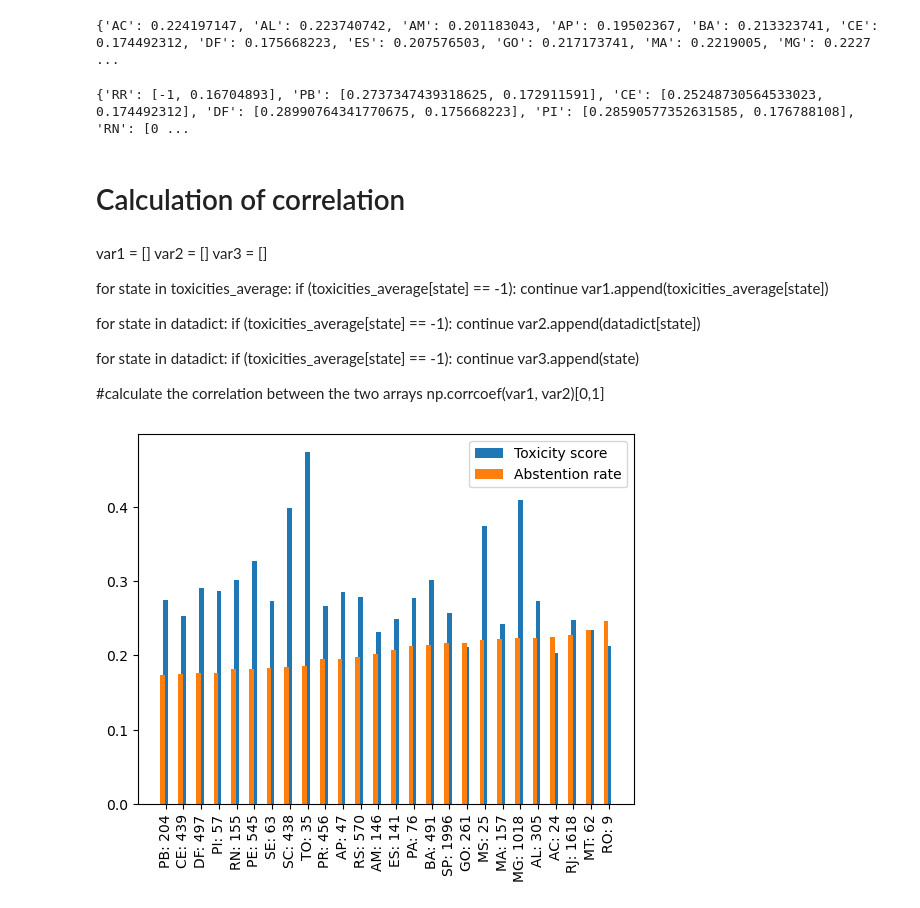
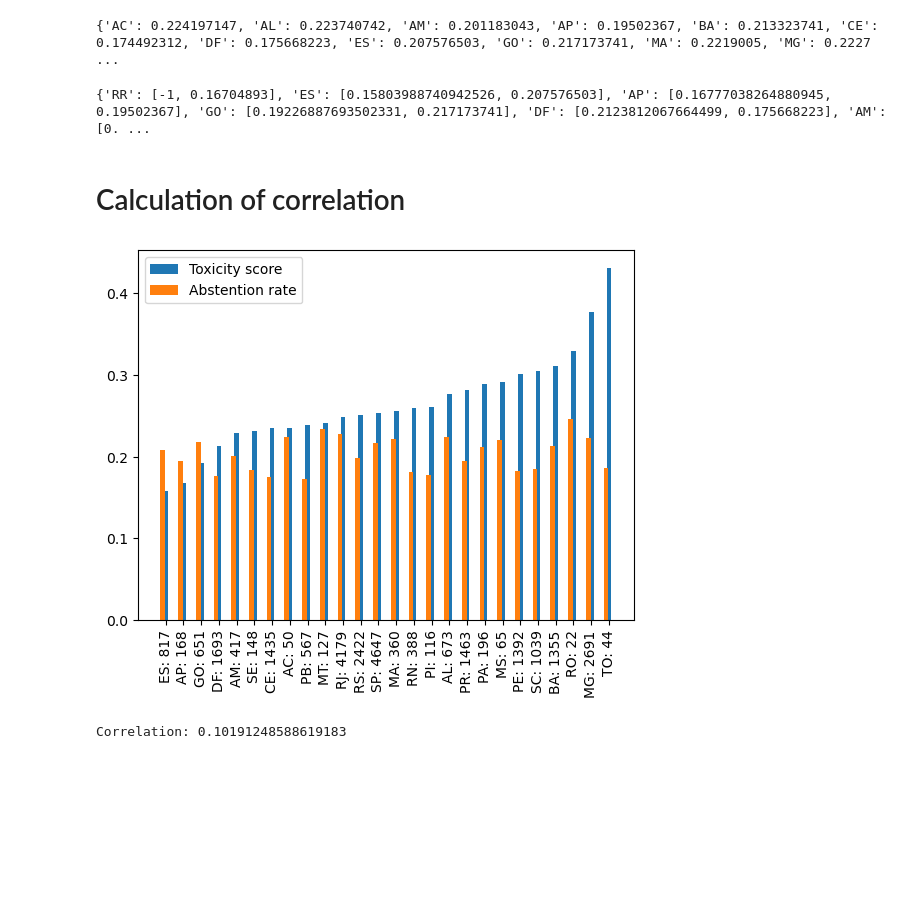
Before and after one commit to grochlitzzz/CSS_Eleicoes, a Jupyter notebook: ToxicityAndElectionResults.ipynb, the cells around one changed output. Drawn from its saved outputs; the diff is of its cells as text; code cells hidden in the pictures; blank space fills up the shorter version.

Commit message:
more tweets

```diff
--- a/ToxicityAndElectionResults.ipynb
+++ b/ToxicityAndElectionResults.ipynb
@@ -124,65 +130,44 @@ print(datadict)
 # %%
 final_dict = {}
 
-datadict_sorted = dict(sorted(datadict.items(), key=lambda x:x[1]))
+toxicities_sorted = dict(sorted(toxicities_average.items(), key=lambda x:x[1]))
 
-for state in datadict_sorted:
-    final_dict[state] = [toxicities_average[state], datadict_sorted[state]]
+for state in toxicities_sorted:
+    final_dict[state] = [toxicities_sorted[state], datadict[state]]
 
 print(final_dict)
 # %% [output]
-{'RR': [-1, 0.16704893], 'PB': [0.2737347439318625, 0.172911591], 'CE': [0.25248730564533023, 0.174492312], 'DF': [0.28990764341770675, 0.175668223], 'PI': [0.28590577352631585, 0.176788108], 'RN': [0 ...
+{'RR': [-1, 0.16704893], 'ES': [0.15803988740942526, 0.207576503], 'AP': [0.16777038264880945, 0.19502367], 'GO': [0.19226887693502331, 0.217173741], 'DF': [0.2123812067664499, 0.175668223], 'AM': [0. ...
 # %%
-var1 = []
-var2 = []
-var3 = []
+tox = []
+abs = []
+states = []
 
 for state in final_dict:
     if (final_dict[state][0] == -1):
         continue
-    var1.append(final_dict[state][0])
-    var2.append(final_dict[state][1])
-    var3.append(state + ": " + str(amountOfTweets[state]))
+    tox.append(final_dict[state][0])
+    abs.append(final_dict[state][1])
+    states.append(state + ": " + str(amountOfTweets[state]))
 # %% [markdown]
 # Calculation of correlation
-# %% [markdown]
-var1 = []
-var2 = []
-var3 = []
-
-for state in toxicities_average:
-    if (toxicities_average[state] == -1):
-        continue
-    var1.append(toxicities_average[state])
-
-for state in datadict:
-    if (toxicities_average[state] == -1):
-        continue
-    var2.append(datadict[state])
-
-for state in datadict:
-    if (toxicities_average[state] == -1):
-        continue
-    var3.append(state)
-
-#calculate the correlation between the two arrays
-np.corrcoef(var1, var2)[0,1]
 # %%
-states = var3
-tox = var1
-abs = var2
 xposT = []
 xposA = []
 
 for i in range(len(states)):
     xposT.append(3*i+1)
     xposA.append(3*i+0.5)
 
 plt.bar(xposT, tox, label='Toxicity score')
 plt.bar(xposA, abs, label='Abstention rate')
 plt.xticks(xposT, states, rotation=90)
 plt.legend()
 
 plt.show()
+
+#calculate the correlation between the two arrays
+print("Correlation: " + str(np.corrcoef(tox, abs)[0,1]))
 # %% [output]
-[figure, old version]
+[figure, new version]
+Correlation: 0.10191248588619183
```
Also changed, not shown: parts of 4 cells of this notebook, 2 other files.
